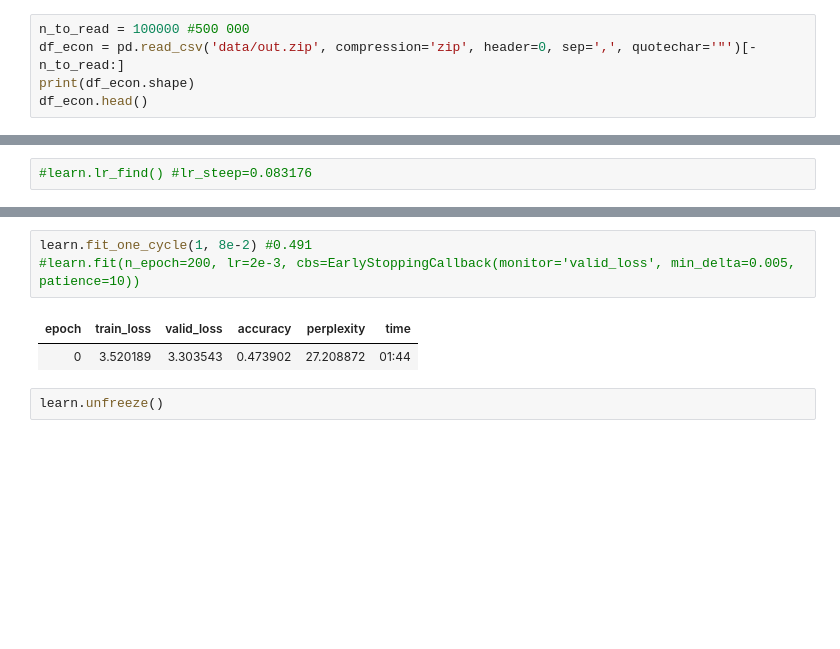
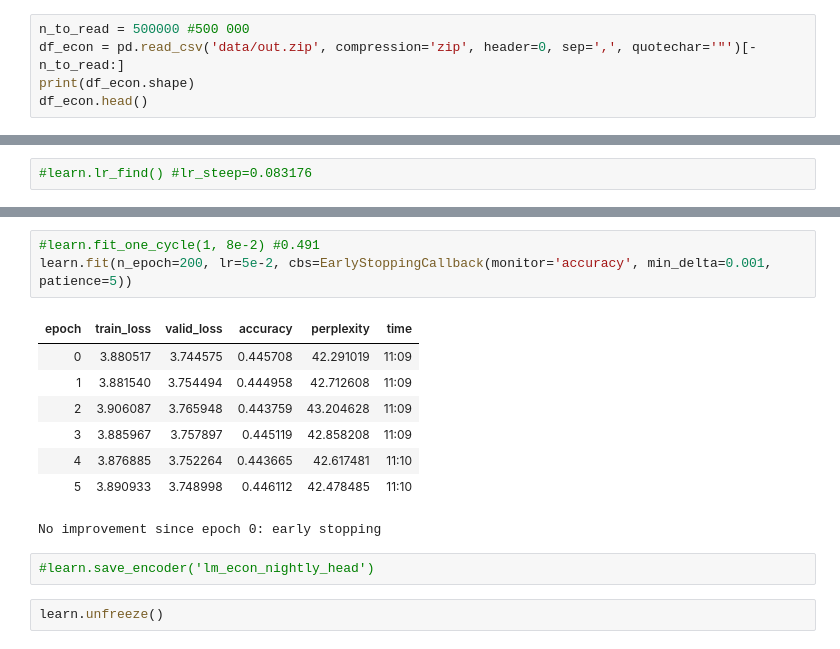
Before and after one commit to Darth-Carrotpie/EconIncentive, a Jupyter notebook: EconIncentive.ipynb, the cells around one changed output, grey strips where cells are left out. Saved outputs shown, nothing was run; the diff lists cells and outputs as text; blank space fills up the shorter version.

```diff
--- a/EconIncentive.ipynb
+++ b/EconIncentive.ipynb
@@ -24,7 +24,7 @@ extra datasets for better language model:
 https://github.com/philipperemy/financial-news-dataset
 Ding et al. (2014)
 # %%
-n_to_read = 100000 #500 000
+n_to_read = 500000 #500 000
 df_econ = pd.read_csv('data/out.zip', compression='zip', header=0, sep=',', quotechar='"')[-n_to_read:]
 print(df_econ.shape)
 df_econ.head()
@@ -56,9 +56,17 @@ The company launched with Richard Miller 's company , The Legend of Saint John ,
 # %%
-learn.fit_one_cycle(1, 8e-2) #0.491
-#learn.fit(n_epoch=200, lr=2e-3, cbs=EarlyStoppingCallback(monitor='valid_loss', min_delta=0.005, patience=10))
+#learn.fit_one_cycle(1, 8e-2) #0.491
+learn.fit(n_epoch=200, lr=5e-2, cbs=EarlyStoppingCallback(monitor='accuracy', min_delta=0.001, patience=5))
 # %% [output]
 | epoch | train_loss | valid_loss | accuracy | perplexity | time |
-| 0 | 3.520189 | 3.303543 | 0.473902 | 27.208872 | 01:44 |
+| 0 | 3.880517 | 3.744575 | 0.445708 | 42.291019 | 11:09 |
+| 1 | 3.881540 | 3.754494 | 0.444958 | 42.712608 | 11:09 |
+| 2 | 3.906087 | 3.765948 | 0.443759 | 43.204628 | 11:09 |
+| 3 | 3.885967 | 3.757897 | 0.445119 | 42.858208 | 11:09 |
+| 4 | 3.876885 | 3.752264 | 0.443665 | 42.617481 | 11:10 |
+| 5 | 3.890933 | 3.748998 | 0.446112 | 42.478485 | 11:10 |
+No improvement since epoch 0: early stopping
+# %%
+#learn.save_encoder('lm_econ_nightly_head')
 # %%
 learn.unfreeze()
 # %%
```
Also changed, not shown: parts of 8 cells of this notebook, 1 other file.
